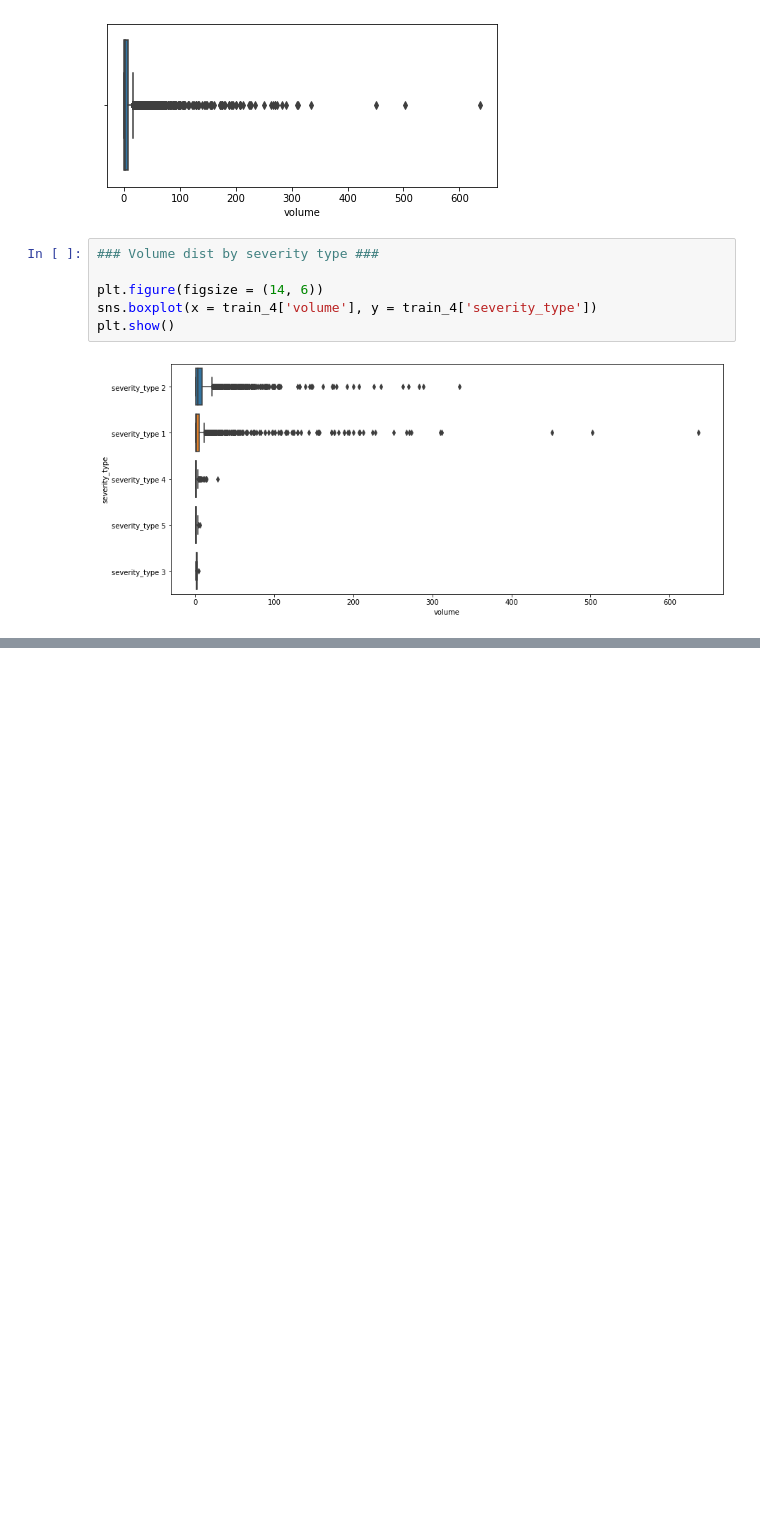
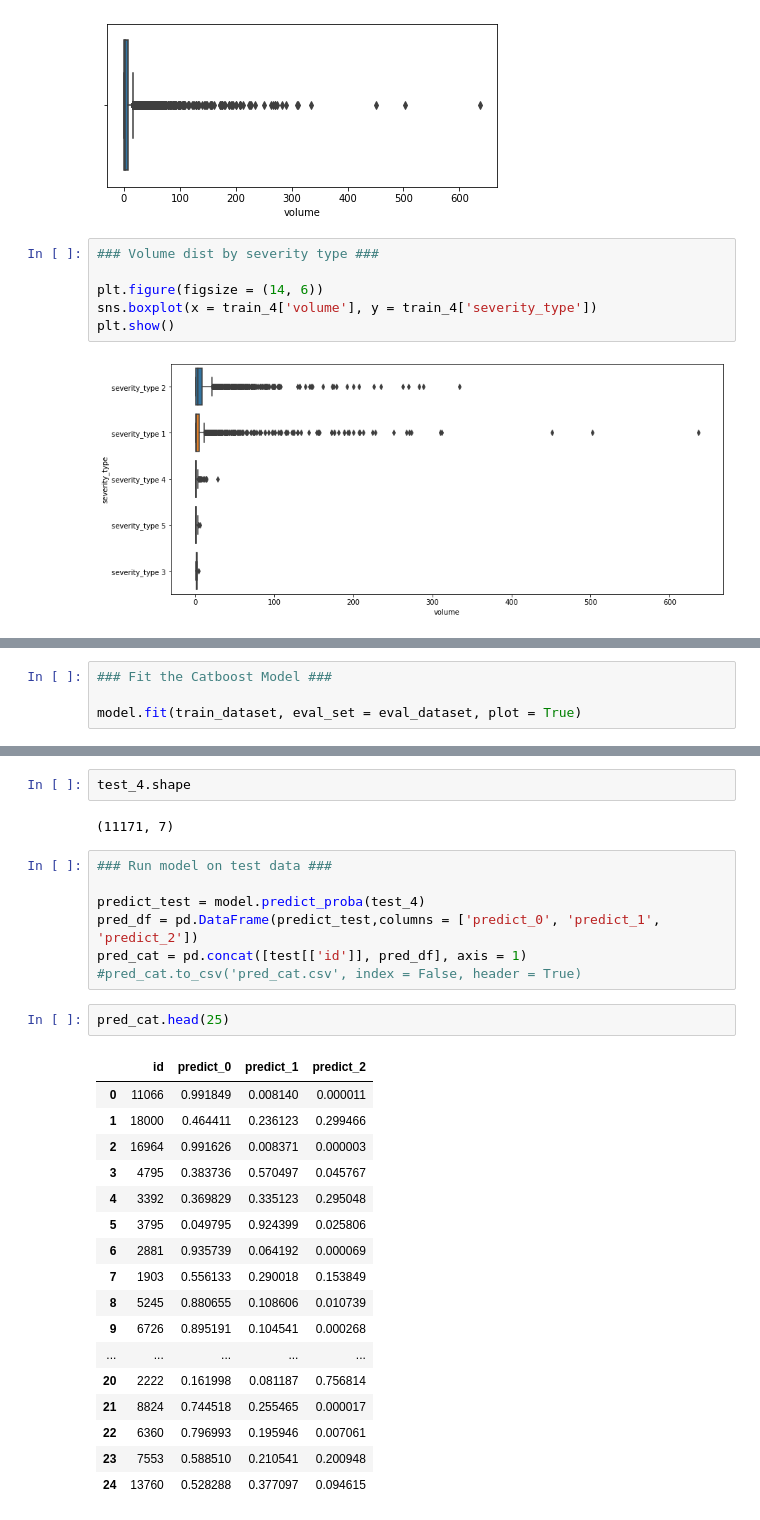
Before and after one commit to rowlandhill2020/NU_498_Team55, a Jupyter notebook: Team_55_Telstra.ipynb, the cells around one changed output, grey strips where cells are left out. Cells and saved outputs as stored; diff of their text form; blank space fills up the shorter version.

```diff
--- a/Team_55_Telstra.ipynb
+++ b/Team_55_Telstra.ipynb
@@ -242,0 +288,4 @@ plt.show()
+# %%
+### Fit the Catboost Model ###
+
+model.fit(train_dataset, eval_set = eval_dataset, plot = True)
@@ -242,0 +379,31 @@ plt.show()
+# %%
+test_4.shape
+# %% [output]
+(11171, 7)
+# %%
+### Run model on test data ###
+
+predict_test = model.predict_proba(test_4)
+pred_df = pd.DataFrame(predict_test,columns = ['predict_0', 'predict_1', 'predict_2'])
+pred_cat = pd.concat([test[['id']], pred_df], axis = 1)
+#pred_cat.to_csv('pred_cat.csv', index = False, header = True)
+# %%
+pred_cat.head(25)
+# %% [output]
+|  | id | predict_0 | predict_1 | predict_2 |
+| 0 | 11066 | 0.991849 | 0.008140 | 0.000011 |
+| 1 | 18000 | 0.464411 | 0.236123 | 0.299466 |
+| 2 | 16964 | 0.991626 | 0.008371 | 0.000003 |
+| 3 | 4795 | 0.383736 | 0.570497 | 0.045767 |
+| 4 | 3392 | 0.369829 | 0.335123 | 0.295048 |
+| 5 | 3795 | 0.049795 | 0.924399 | 0.025806 |
+| 6 | 2881 | 0.935739 | 0.064192 | 0.000069 |
+| 7 | 1903 | 0.556133 | 0.290018 | 0.153849 |
+| 8 | 5245 | 0.880655 | 0.108606 | 0.010739 |
+| 9 | 6726 | 0.895191 | 0.104541 | 0.000268 |
+| ... | ... | ... | ... | ... |
+| 20 | 2222 | 0.161998 | 0.081187 | 0.756814 |
+| 21 | 8824 | 0.744518 | 0.255465 | 0.000017 |
+| 22 | 6360 | 0.796993 | 0.195946 | 0.007061 |
+| 23 | 7553 | 0.588510 | 0.210541 | 0.200948 |
+| 24 | 13760 | 0.528288 | 0.377097 | 0.094615 |
```
Also changed, not shown: parts of 38 cells of this notebook.
